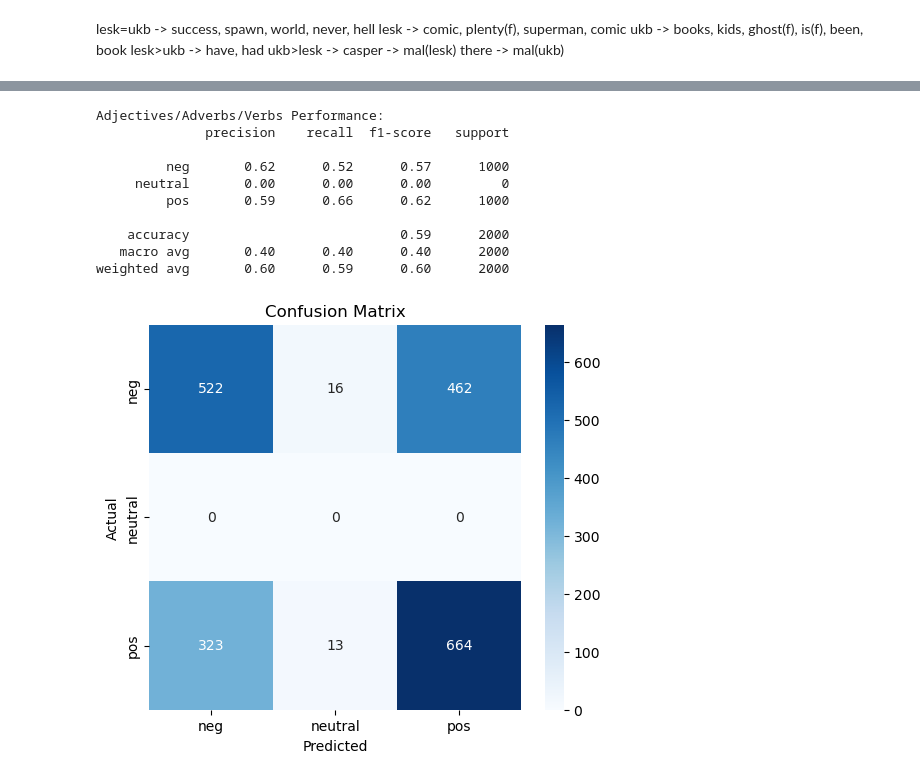
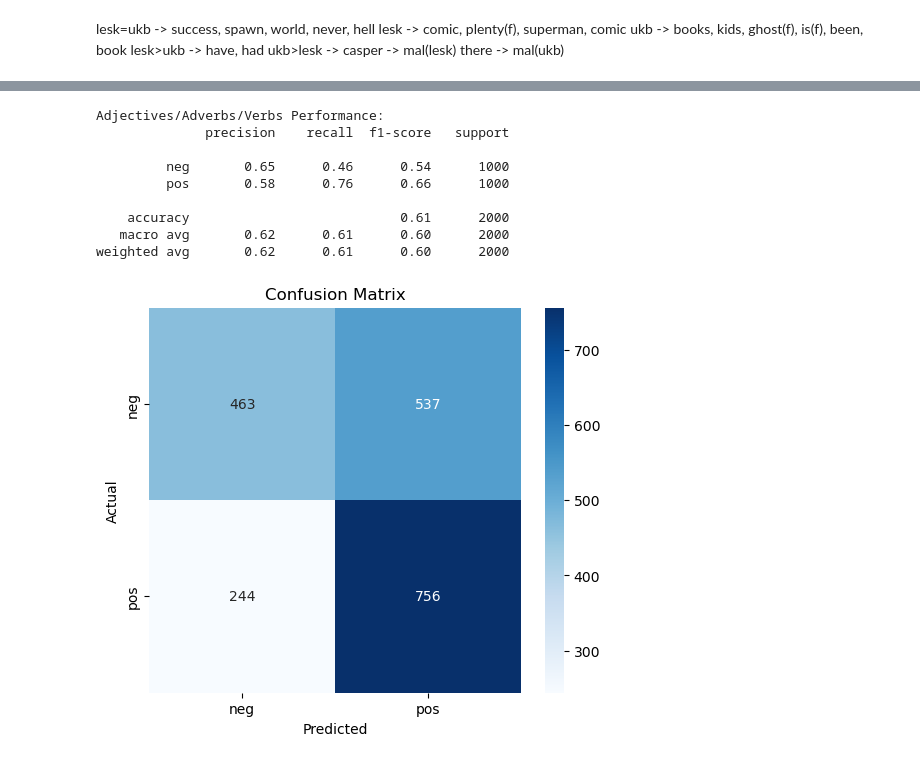
Before and after one commit to dz2pz/PLH-Deteccio-Opinions, a Jupyter notebook: Detecció d'opinions.ipynb, the cells around one changed output, grey strips where cells are left out. Cells and saved outputs as stored; diff of their text form; code cells hidden in the pictures.

```diff
--- a/Detecció d'opinions.ipynb
+++ b/Detecció d'opinions.ipynb
@@ -571,18 +554,13 @@ ukb>lesk ->
 casper -> mal(lesk)
 there -> mal(ukb)
 # %%
-# Cargar les ressenyes de movie_reviews
-reviews = [(list(movie_reviews.words(fileid)), category)
-           for fileid in movie_reviews.fileids()
-           for category in [fileid.split('/')[0]]]
-
 def get_sentiment_from_synset(synset):
     if synset:
         senti_synset = swn.senti_synset(synset.name())
         return senti_synset.pos_score() - senti_synset.neg_score()
     return 0.0  # Si no trobem cap synset, retornem un sentiment neutral
 
-def analyze_review_sentiment(review, accepted = ["n", "v", "r", "a"]):
+def analyze_review_sentiment(review, accepted = ["n", "v", "r", "a"], pesos = {"n": 1, "v": 1, "r": 1, "a": 1}):
     sentiment_score = 0.0
 
     words = nltk.word_tokenize(review, language='english')
@@ -591,14 +569,12 @@ def analyze_review_sentiment(review, accepted = ["n", "v", "r", "a"]):
         lem = lemmatize(pair)
         if lem[1] != None and lem[1] in accepted:
             synset = nltk.wsd.lesk(review, *lem)
-            sentiment_score += get_sentiment_from_synset(synset)
+            sentiment_score += pesos[lem[1]]*get_sentiment_from_synset(synset)
 
     # Determinem el sentiment global de la ressenya
-    if sentiment_score > 0:
+    if sentiment_score >= 0:
         return "pos"
-    elif sentiment_score < 0:
+    else:
         return "neg"
-    else:
-        return "neutral"
 # %%
 # Extraem les etiquetes reals i les prediccions
@@ -657,27 +629,25 @@ weighted avg       0.59      0.58      0.59      2000
 # %%
 # Extraem les etiquetes reals i les prediccions
-real_labels = [category for _, category in reviews]
-y_pred = [analyze_review_sentiment(review, accepted = ["n", "a", "r", "v"]) for review in [doc[0] for doc in documents]]
+y_pred = [analyze_review_sentiment(review, accepted = ["n", "a", "r", "v"], pesos = {"n": 0.2, "v": 1, "r": 0.3, "a": 0.5}) for review in [doc[0] for doc in documents]]
 
 print("Adjectives/Adverbs/Verbs Performance:")
-print(classification_report(real_labels, y_pred, zero_division=0))
+print(classification_report(y, y_pred, zero_division=0))
 
-cm = confusion_matrix(real_labels, y_pred)
+cm = confusion_matrix(y, y_pred)
 plt.figure(figsize=(6, 5))
 sns.heatmap(cm, annot=True, fmt="d", cmap="Blues", xticklabels=set(y_pred), yticklabels=set(y_pred))
 plt.xlabel('Predicted')
 plt.ylabel('Actual')
 plt.title('Confusion Matrix')
 plt.show()
 # %% [output]
 Adjectives/Adverbs/Verbs Performance:
               precision    recall  f1-score   support
 
-         neg       0.62      0.52      0.57      1000
-     neutral       0.00      0.00      0.00         0
-         pos       0.59      0.66      0.62      1000
+         neg       0.65      0.46      0.54      1000
+         pos       0.58      0.76      0.66      1000
 
-    accuracy                           0.59      2000
-   macro avg       0.40      0.40      0.40      2000
-weighted avg       0.60      0.59      0.60      2000
+    accuracy                           0.61      2000
+   macro avg       0.62      0.61      0.60      2000
+weighted avg       0.62      0.61      0.60      2000
-[figure, old version]
+[figure, new version]
```
Also changed, not shown: parts of 8 cells of this notebook.
